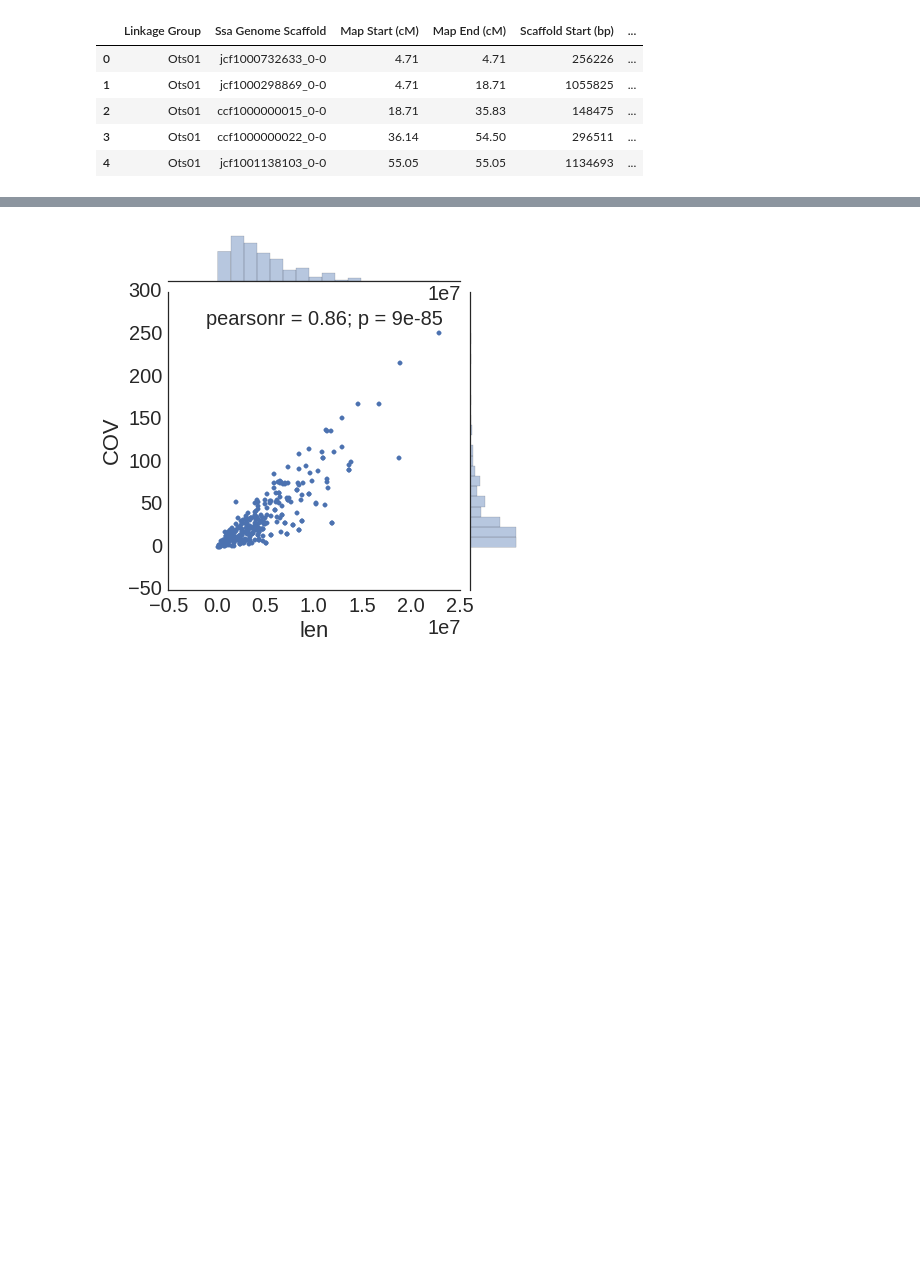
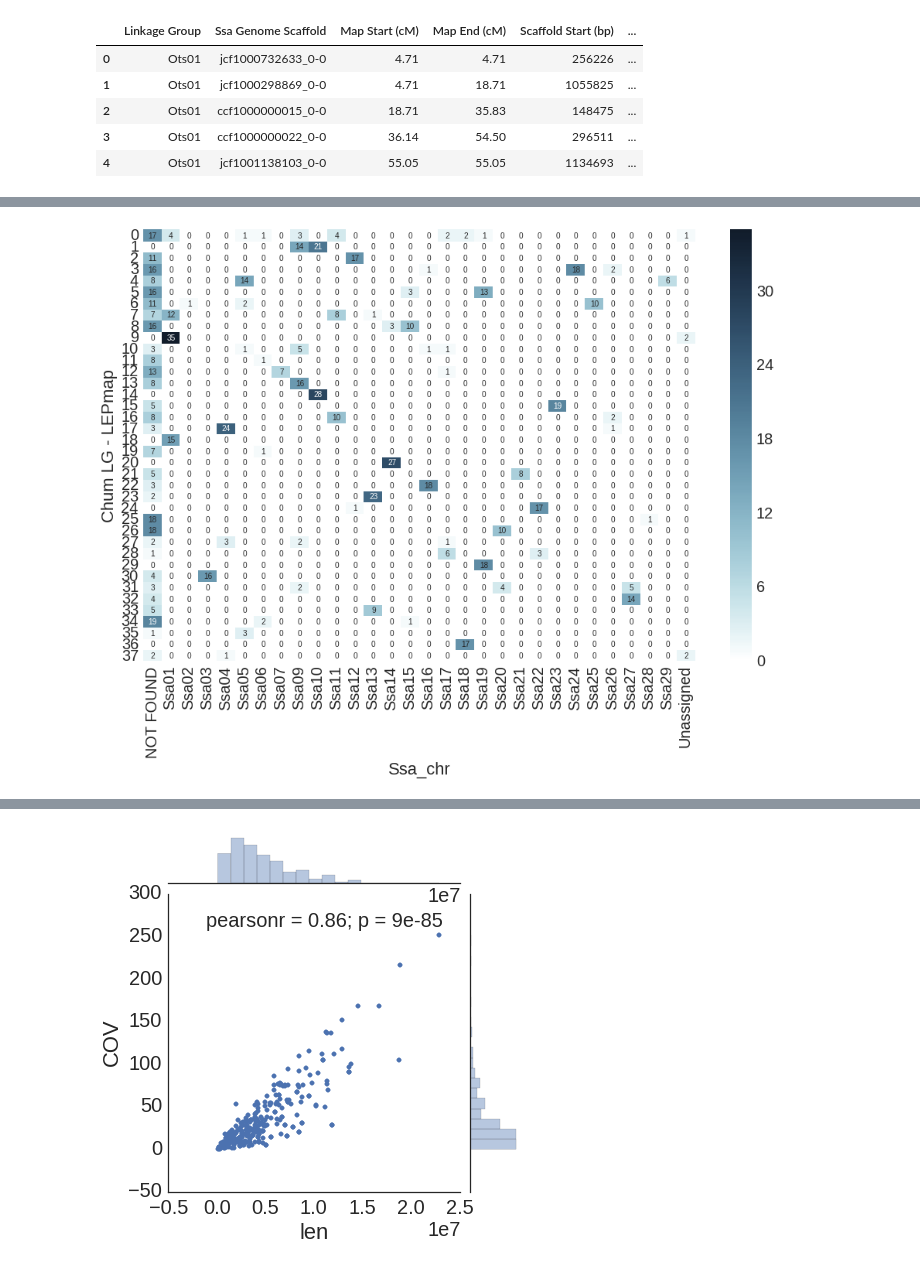
Before and after one commit to rwaples/chum_populations, a Jupyter notebook: align to salmo.ipynb, the cells around one changed output, grey strips where cells are left out. Drawn from its saved outputs; the diff is of its cells as text; code cells hidden in the pictures; blank space fills up the shorter version.

Commit message:
align to salmo - chum salmo LGs

```diff
--- a/align to salmo.ipynb
+++ b/align to salmo.ipynb
@@ -163,0 +188,4 @@ plt.show()
+# %%
+chum_LGs = pd.merge(lep_v_pop, filtered_aligns, right_on='QNAME', left_on= 'contig')
+chum_LGs.drop_duplicates(subset=['contig'], inplace=True)
+chum_LGs.head()
@@ -178,5 +215,5 @@ ots_salmo.head()
 | 4 | Ots01 | jcf1001138103_0-0 | 55.05 | 55.05 | 1134693 | ... |
 # %%
 salmo_chr = ots_salmo[['Ssa Genome Scaffold', 'Ssa Chromosomal Assignment']]
-salmo_chr.columns = ['contig', 'Ssa_chr']
-ssa_cov = pd.merge(cov,salmo_chr)
+salmo_chr.columns = ['scaffold', 'Ssa_chr']
+salmo_chr.head()
@@ -182,0 +227,5 @@ ssa_cov = pd.merge(cov,salmo_chr)
+# %%
+chum_ssa = pd.merge(chum_LGs,salmo_chr, left_on='RNAME', right_on='scaffold')
+chum_ssa.drop_duplicates(subset='stacks_SNP', inplace = True)
+print(len(chum_ssa))
+chum_ssa.head()
@@ -182,0 +240,3 @@ ssa_cov = pd.merge(cov,salmo_chr)
+# %%
+LG_vs_CHR = pd.crosstab(chum_ssa['LEP_LG'], columns = chum_ssa['Ssa_chr'])
+LG_vs_CHR.index.name = 'Chum LG - LEPmap'
@@ -182,0 +247,8 @@ ssa_cov = pd.merge(cov,salmo_chr)
+# %%
+figsize(16,10)
+my_colors = sns.cubehelix_palette(n_colors = 6, light=1, start = 2.8, rot = -.1, gamma = 1.2, as_cmap=True)
+sns.heatmap(LG_vs_CHR, annot = True, linewidths = 0,square = False, cmap=my_colors,
+           cbar_kws={"orientation": "vertical"})
+plt.show()
+# %% [output]
+[figure, added]
```
Also changed, not shown: parts of 12 cells of this notebook.
